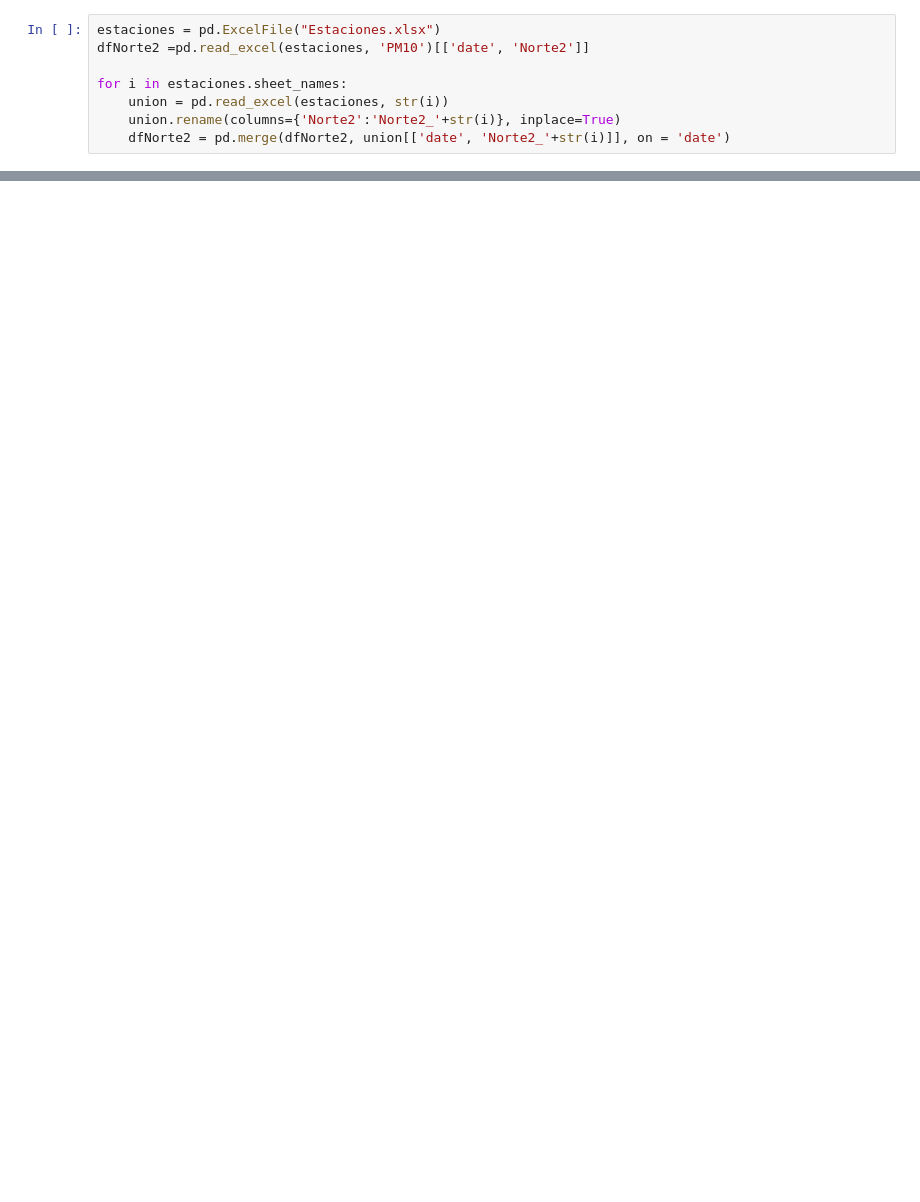
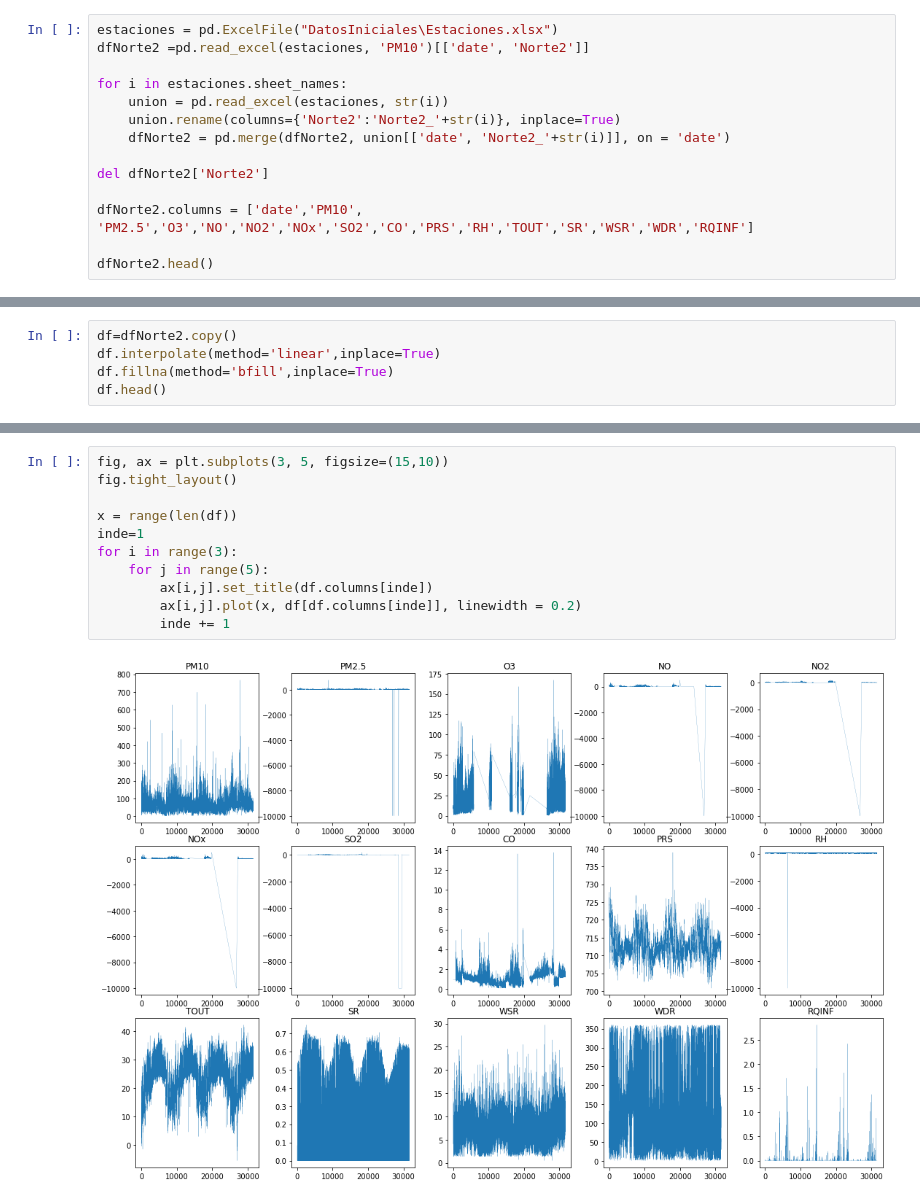
Before and after one commit to DiegoElian02/CienciadeDatosMultivariado, a Jupyter notebook: Datacleaning.ipynb, the cells around one changed output, grey strips where cells are left out. Cells and saved outputs as stored; diff of their text form; blank space fills up the shorter version.

Commit message:
Datos Lindos y Bonitos

```diff
--- a/Datacleaning.ipynb
+++ b/Datacleaning.ipynb
@@ -6,8 +9,14 @@ import matplotlib.pyplot as plt
 # %%
-estaciones = pd.ExcelFile("Estaciones.xlsx")
+estaciones = pd.ExcelFile("DatosIniciales\Estaciones.xlsx")
 dfNorte2 =pd.read_excel(estaciones, 'PM10')[['date', 'Norte2']]
 
 for i in estaciones.sheet_names:
     union = pd.read_excel(estaciones, str(i))
     union.rename(columns={'Norte2':'Norte2_'+str(i)}, inplace=True)
     dfNorte2 = pd.merge(dfNorte2, union[['date', 'Norte2_'+str(i)]], on = 'date')
+
+del dfNorte2['Norte2']
+
+dfNorte2.columns = ['date','PM10', 'PM2.5','O3','NO','NO2','NOx','SO2','CO','PRS','RH','TOUT','SR','WSR','WDR','RQINF']
+
+dfNorte2.head()
@@ -36,0 +32,5 @@ dftotal
+# %%
+df=dfNorte2.copy()
+df.interpolate(method='linear',inplace=True)
+df.fillna(method='bfill',inplace=True)
+df.head()
@@ -36,0 +46,13 @@ dftotal
+# %%
+fig, ax = plt.subplots(3, 5, figsize=(15,10))
+fig.tight_layout()
+
+x = range(len(df))
+inde=1
+for i in range(3):
+    for j in range(5):
+        ax[i,j].set_title(df.columns[inde])
+        ax[i,j].plot(x, df[df.columns[inde]], linewidth = 0.2)
+        inde += 1
+# %% [output]
+[figure, added]
```
Also changed, not shown: parts of 13 cells of this notebook, 4 other files.
